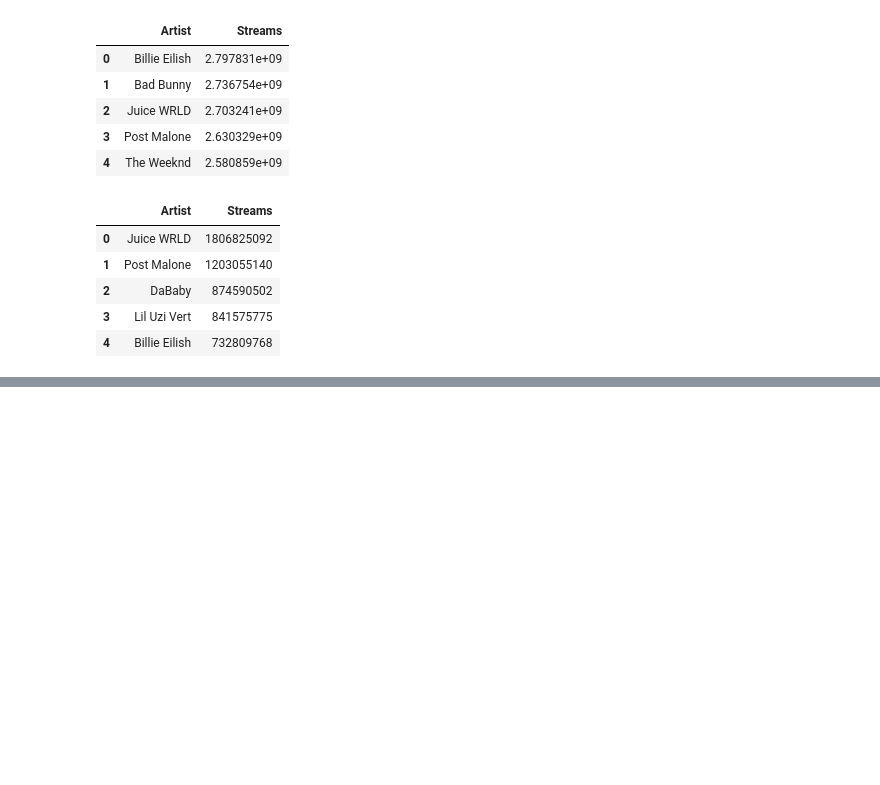
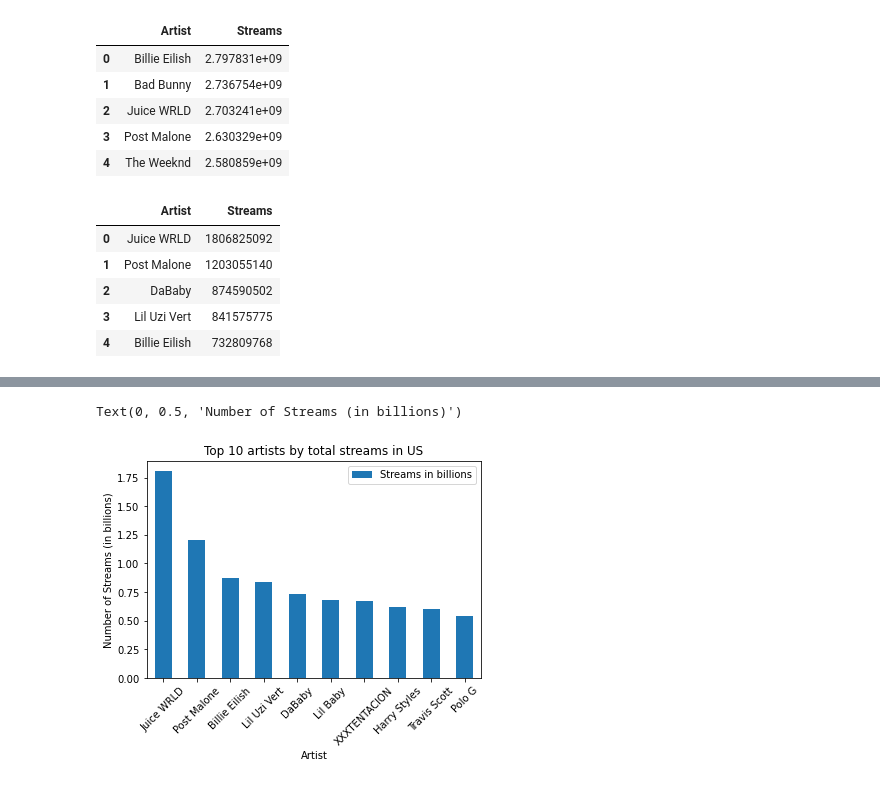
Before and after one commit to melissapeck88/Spotify-analysis, a Jupyter notebook: Most popular artists.ipynb, the cells around one changed output, grey strips where cells are left out. Drawn from its saved outputs; the diff is of its cells as text; code cells hidden in the pictures; blank space fills up the shorter version.

```diff
--- a/Most popular artists.ipynb
+++ b/Most popular artists.ipynb
@@ -145,0 +154,8 @@ global_plots.head()
+# %%
+us_plots_topstreams= us_plots.nlargest(10, "Streams in billions", keep='first')
+ax = us_plots_topstreams.plot.bar(x ="Artist", y = "Streams in billions", title="Top 10 artists by total streams in US")
+ax.set_xticklabels(USartist, rotation=45)
+ax.set_ylabel("Number of Streams in US (in billions)")
+# %% [output]
+Text(0, 0.5, 'Number of Streams (in billions)')
+[figure, added]
```
Also changed, not shown: parts of 6 cells of this notebook.
